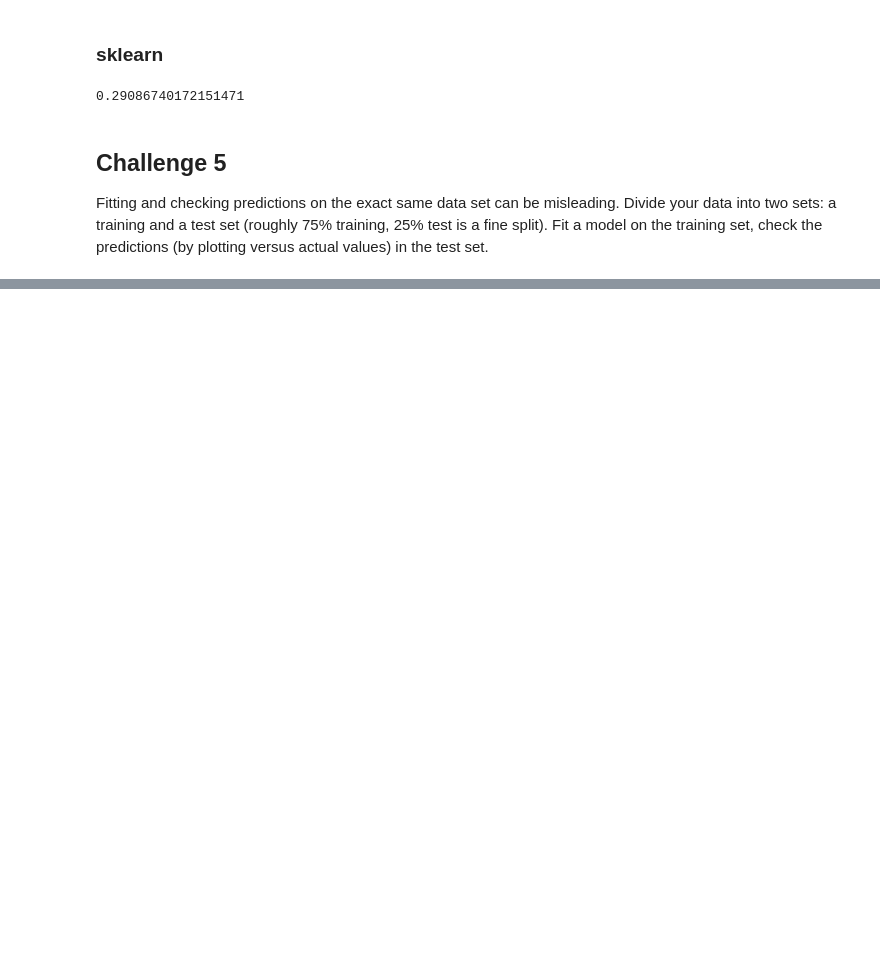
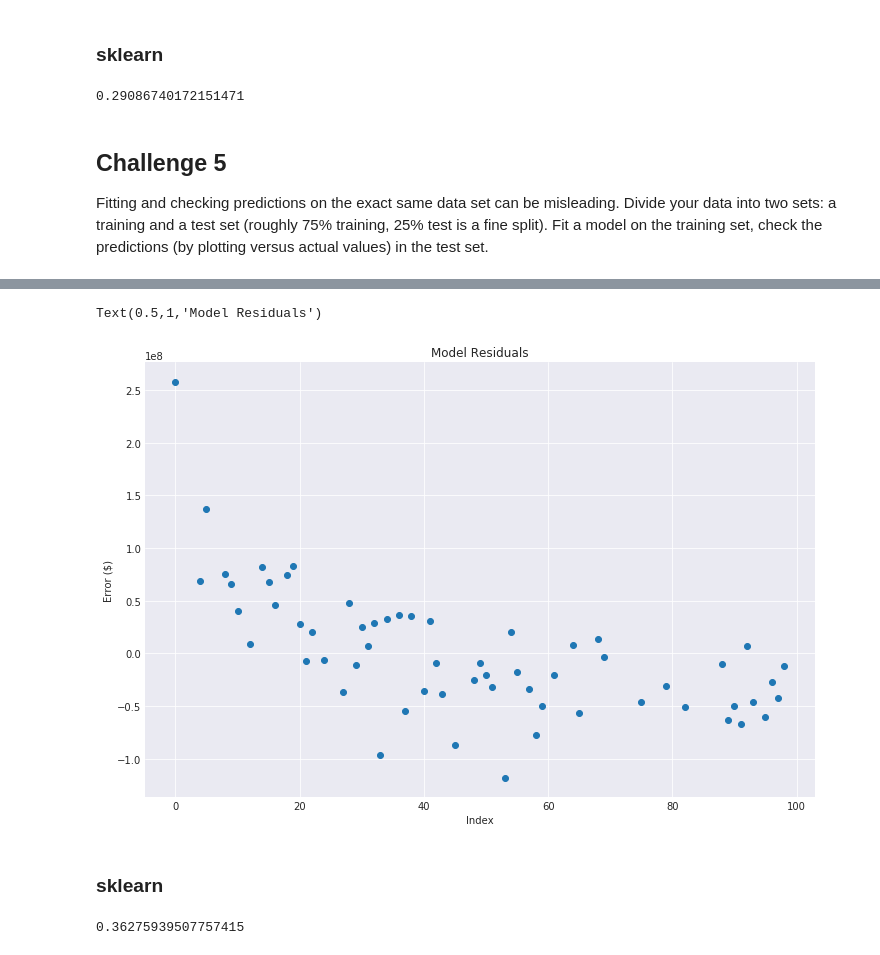
Before and after one commit to cneiderer/Class_Projects, a Jupyter notebook: Challenges/Challenge05.ipynb, the cells around one changed output, grey strips where cells are left out. Cells and saved outputs as stored; diff of their text form; code cells hidden in the pictures; blank space fills up the shorter version.

```diff
--- a/Challenges/Challenge05.ipynb
+++ b/Challenges/Challenge05.ipynb
@@ -344,0 +396,19 @@ in the test set.
+# %%
+# Plot residuals
+fit.resid.plot(style='o', figsize=(12,8));
+plt.xlabel('Index')
+plt.ylabel('Error ($)')
+plt.title('Model Residuals')
+# %% [output]
+Text(0.5,1,'Model Residuals')
+[figure, added]
+# %% [markdown]
+### sklearn
+# %%
+lr = LinearRegression()
+# Fit the model against the training data
+lr.fit(X_train, y_train)
+# Evaluate the model against the testing data
+lr.score(X_train, y_train)
+# %% [output]
+0.36275939507757415
```
Also changed, not shown: parts of 16 cells of this notebook.
